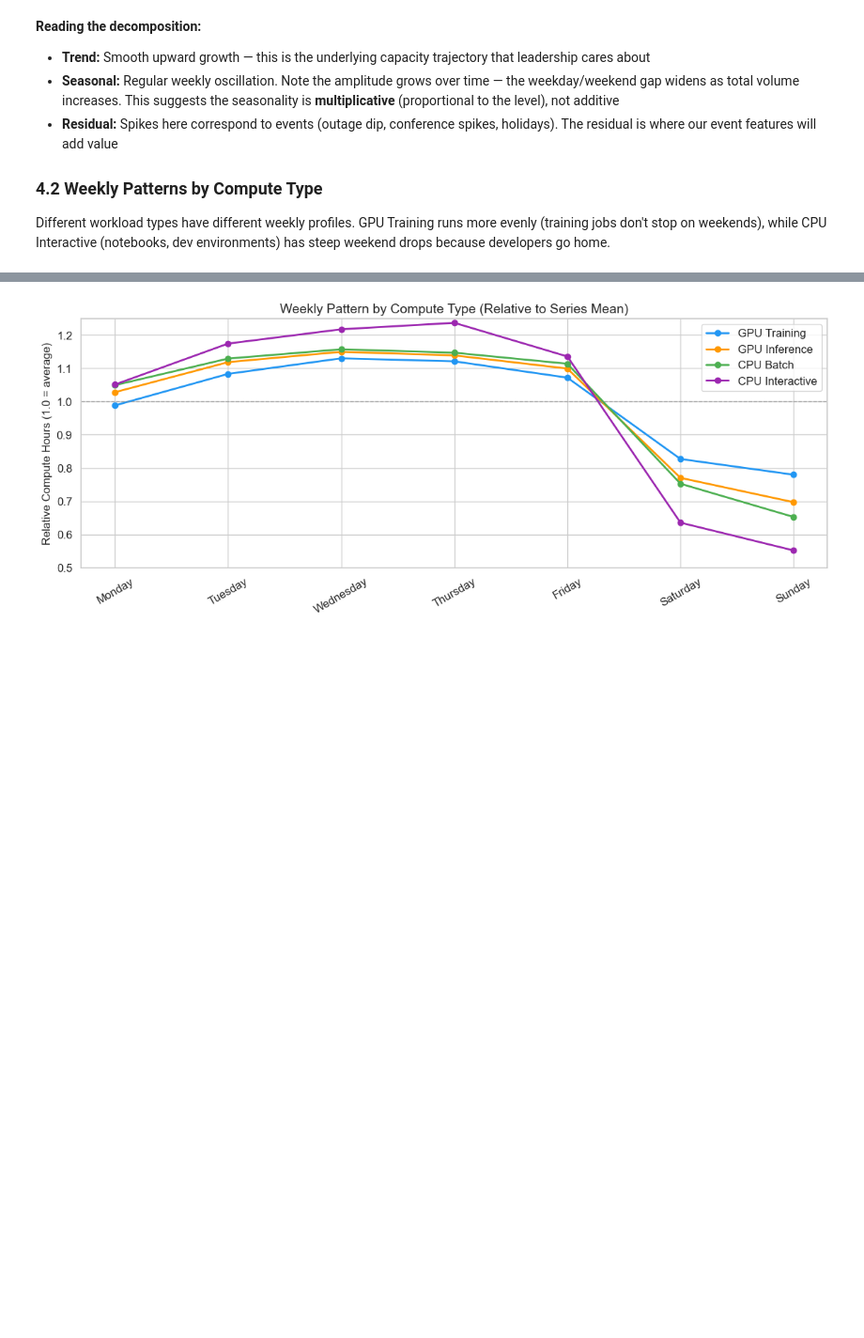
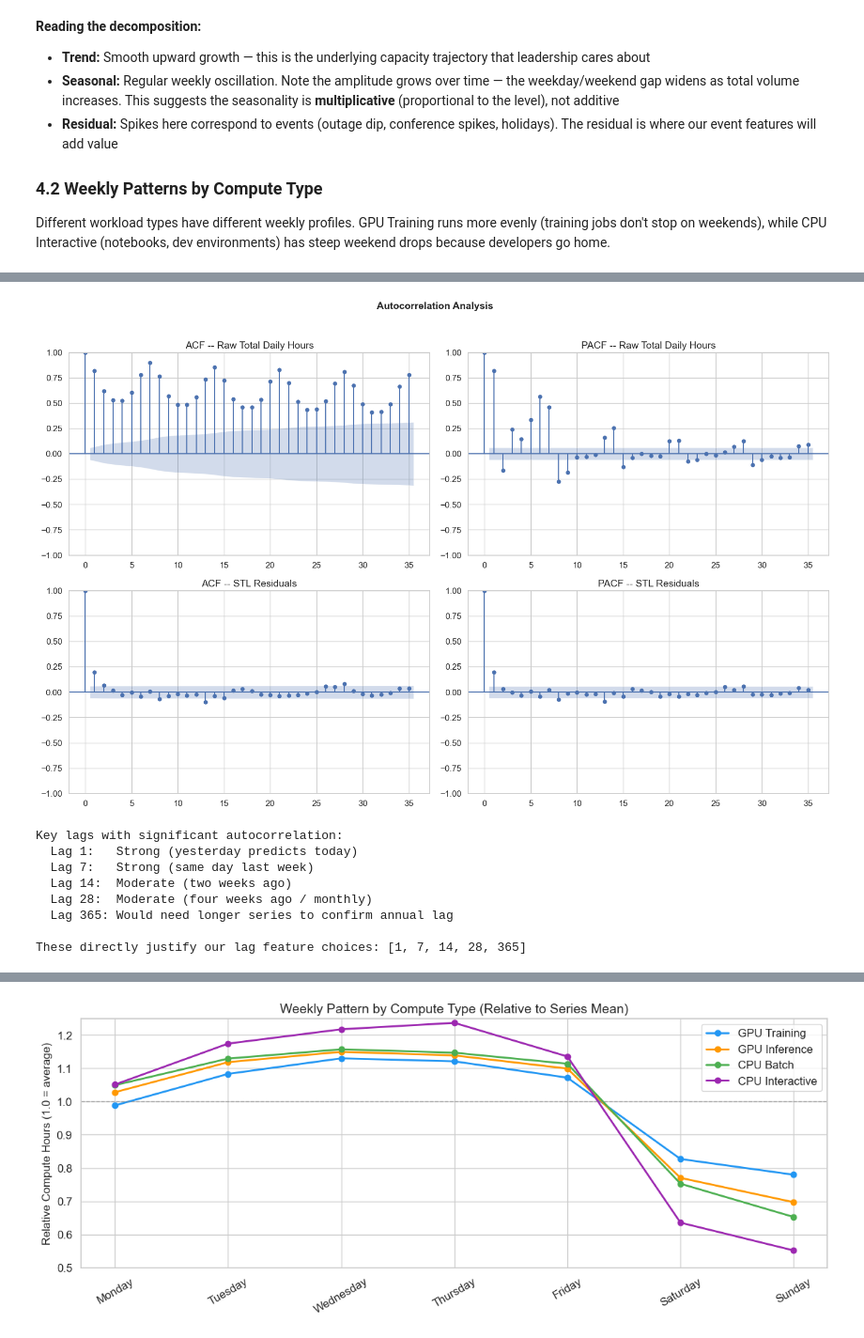
Before and after one commit to smurphy6492/compute-forecasting, a Jupyter notebook: notebooks/01_eda.ipynb, the cells around one changed output, grey strips where cells are left out. Shown at 94% size. Saved outputs shown, nothing was run; the diff lists cells and outputs as text; code cells hidden in the pictures; blank space fills up the shorter version.

```diff
--- a/notebooks/01_eda.ipynb
+++ b/notebooks/01_eda.ipynb
@@ -381,0 +447,39 @@ Different workload types have different weekly profiles. GPU Training runs more
+# %%
+# ACF and PACF -- identify which lags matter
+fig, axes = plt.subplots(2, 2, figsize=(16, 10))
+
+# Raw series
+plot_acf(ts.values, lags=35, ax=axes[0, 0], alpha=0.05)
+axes[0, 0].set_title("ACF -- Raw Total Daily Hours")
+plot_pacf(ts.values, lags=35, ax=axes[0, 1], alpha=0.05, method="ywm")
+axes[0, 1].set_title("PACF -- Raw Total Daily Hours")
+
+# STL residuals (after removing trend + weekly seasonal)
+resid_clean = result.resid.dropna()
+plot_acf(resid_clean.values, lags=35, ax=axes[1, 0], alpha=0.05)
+axes[1, 0].set_title("ACF -- STL Residuals")
+plot_pacf(resid_clean.values, lags=35, ax=axes[1, 1], alpha=0.05, method="ywm")
+axes[1, 1].set_title("PACF -- STL Residuals")
+
+fig.suptitle("Autocorrelation Analysis", fontsize=14, fontweight="bold", y=1.02)
+plt.tight_layout()
+plt.show()
+
+print("Key lags with significant autocorrelation:")
+print("  Lag 1:   Strong (yesterday predicts today)")
+print("  Lag 7:   Strong (same day last week)")
+print("  Lag 14:  Moderate (two weeks ago)")
+print("  Lag 28:  Moderate (four weeks ago / monthly)")
+print("  Lag 365: Would need longer series to confirm annual lag")
+print()
+print("These directly justify our lag feature choices: [1, 7, 14, 28, 365]")
+# %% [output]
+[figure, added]
+Key lags with significant autocorrelation:
+  Lag 1:   Strong (yesterday predicts today)
+  Lag 7:   Strong (same day last week)
+  Lag 14:  Moderate (two weeks ago)
+  Lag 28:  Moderate (four weeks ago / monthly)
+  Lag 365: Would need longer series to confirm annual lag
+
+These directly justify our lag feature choices: [1, 7, 14, 28, 365]
```
Also changed, not shown: parts of 7 cells of this notebook.
